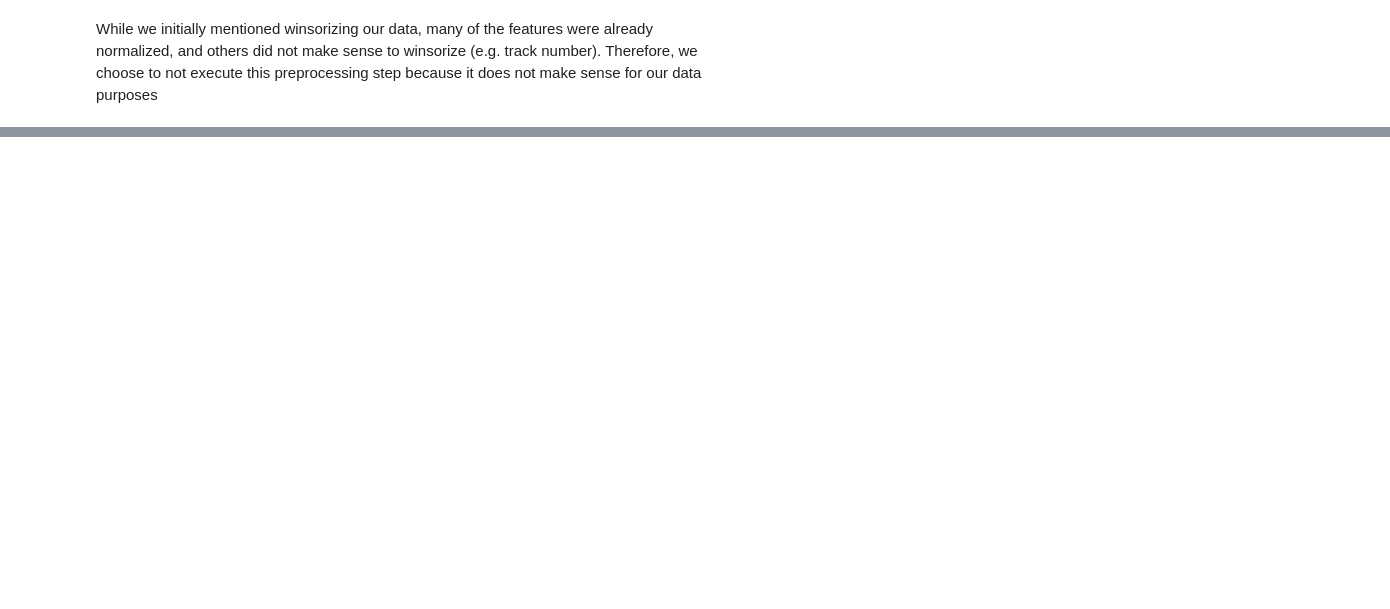
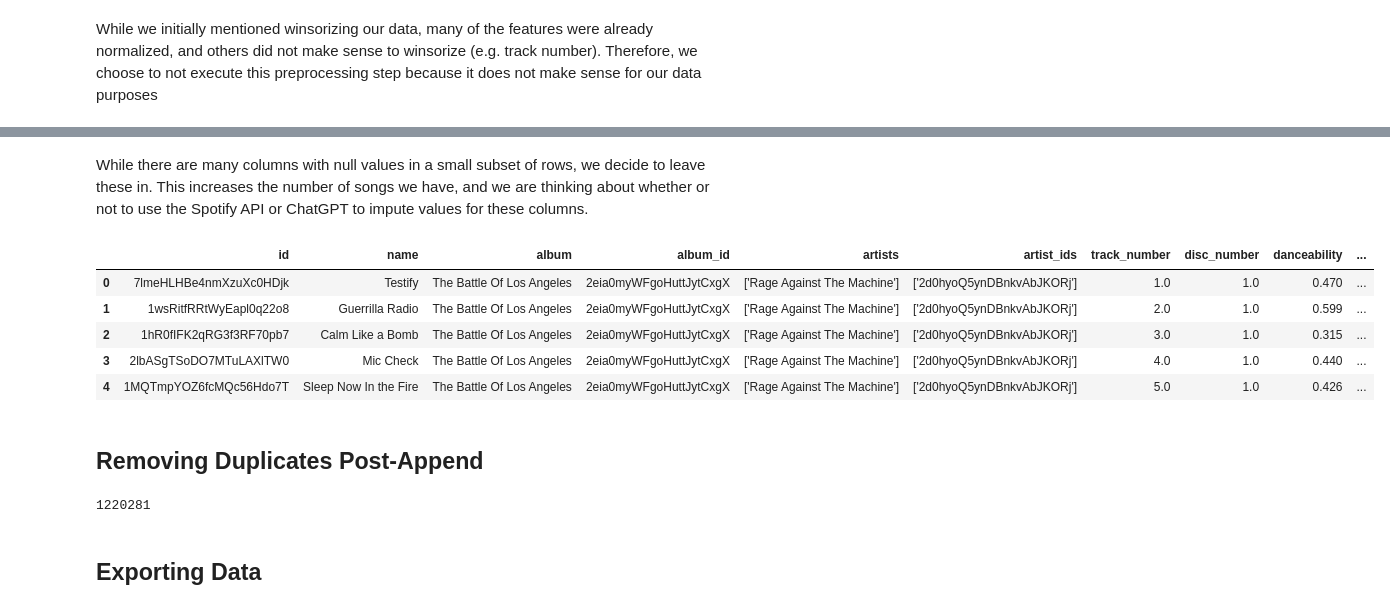
Before and after one commit to icpedroza/namis-minions, a Jupyter notebook: preprocessing.ipynb, the cells around one changed output, grey strips where cells are left out. Cells and saved outputs as stored; diff of their text form; code cells hidden in the pictures; blank space fills up the shorter version.

```diff
--- a/preprocessing.ipynb
+++ b/preprocessing.ipynb
@@ -226,0 +379,13 @@ While we initially mentioned winsorizing our data, many of the features were alr
+# %% [markdown]
+While there are many columns with null values in a small subset of rows, we decide to leave these in. This increases the number of songs we have, and we are thinking about whether or not to use the Spotify API or ChatGPT to impute values for these columns.
+# %%
+combined_df.head()
+# %% [output]
+|  | id | name | album | album_id | artists | artist_ids | track_number | disc_number | danceability | ... |
+| 0 | 7lmeHLHBe4nmXzuXc0HDjk | Testify | The Battle Of Los Angeles | 2eia0myWFgoHuttJytCxgX | ['Rage Against The Machine'] | ['2d0hyoQ5ynDBnkvAbJKORj'] | 1.0 | 1.0 | 0.470 | ... |
+| 1 | 1wsRitfRRtWyEapl0q22o8 | Guerrilla Radio | The Battle Of Los Angeles | 2eia0myWFgoHuttJytCxgX | ['Rage Against The Machine'] | ['2d0hyoQ5ynDBnkvAbJKORj'] | 2.0 | 1.0 | 0.599 | ... |
+| 2 | 1hR0fIFK2qRG3f3RF70pb7 | Calm Like a Bomb | The Battle Of Los Angeles | 2eia0myWFgoHuttJytCxgX | ['Rage Against The Machine'] | ['2d0hyoQ5ynDBnkvAbJKORj'] | 3.0 | 1.0 | 0.315 | ... |
+| 3 | 2lbASgTSoDO7MTuLAXlTW0 | Mic Check | The Battle Of Los Angeles | 2eia0myWFgoHuttJytCxgX | ['Rage Against The Machine'] | ['2d0hyoQ5ynDBnkvAbJKORj'] | 4.0 | 1.0 | 0.440 | ... |
+| 4 | 1MQTmpYOZ6fcMQc56Hdo7T | Sleep Now In the Fire | The Battle Of Los Angeles | 2eia0myWFgoHuttJytCxgX | ['Rage Against The Machine'] | ['2d0hyoQ5ynDBnkvAbJKORj'] | 5.0 | 1.0 | 0.426 | ... |
+# %% [markdown]
+## Removing Duplicates Post-Append
@@ -226,0 +394,6 @@ While we initially mentioned winsorizing our data, many of the features were alr
+# %%
+len(combined_df)
+# %% [output]
+1220281
+# %% [markdown]
+## Exporting Data
```
Also changed, not shown: parts of 33 cells of this notebook, 1 other file.
